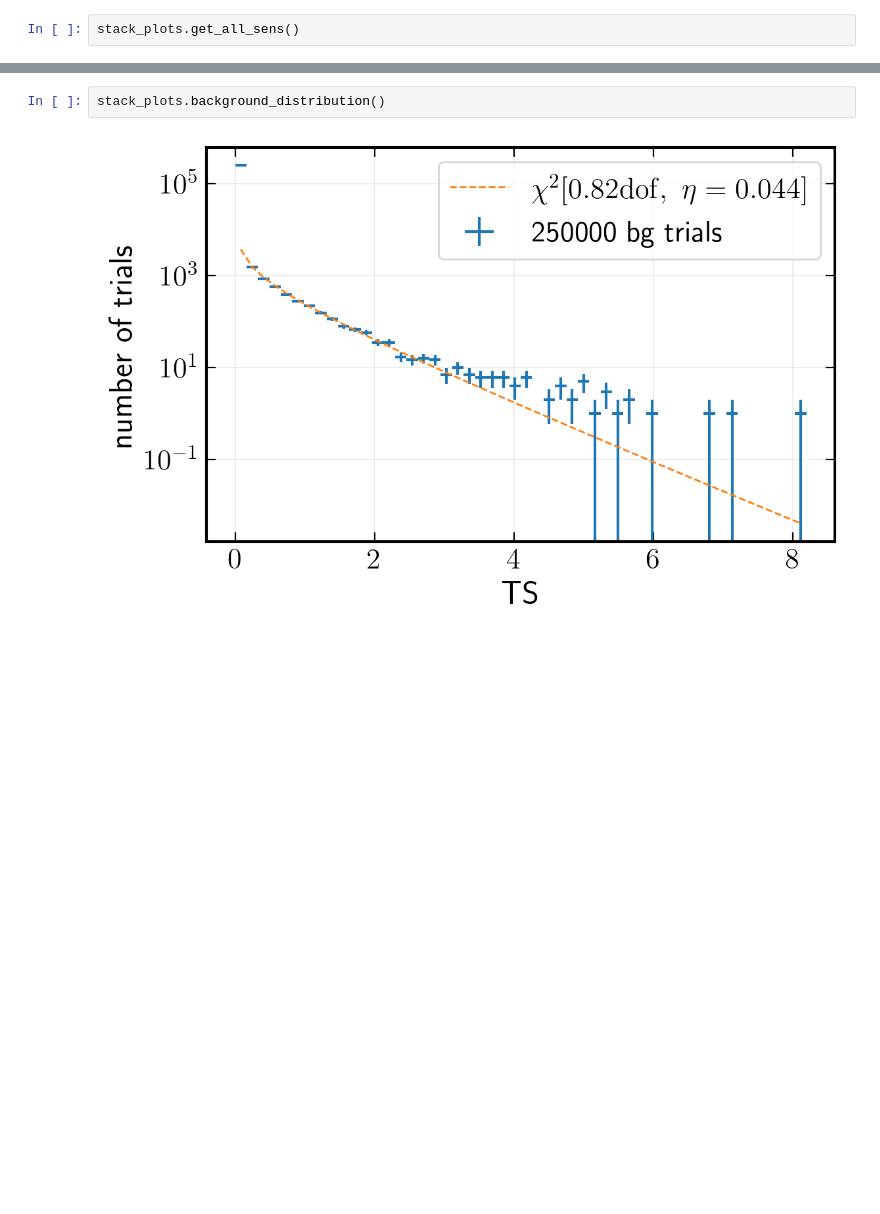
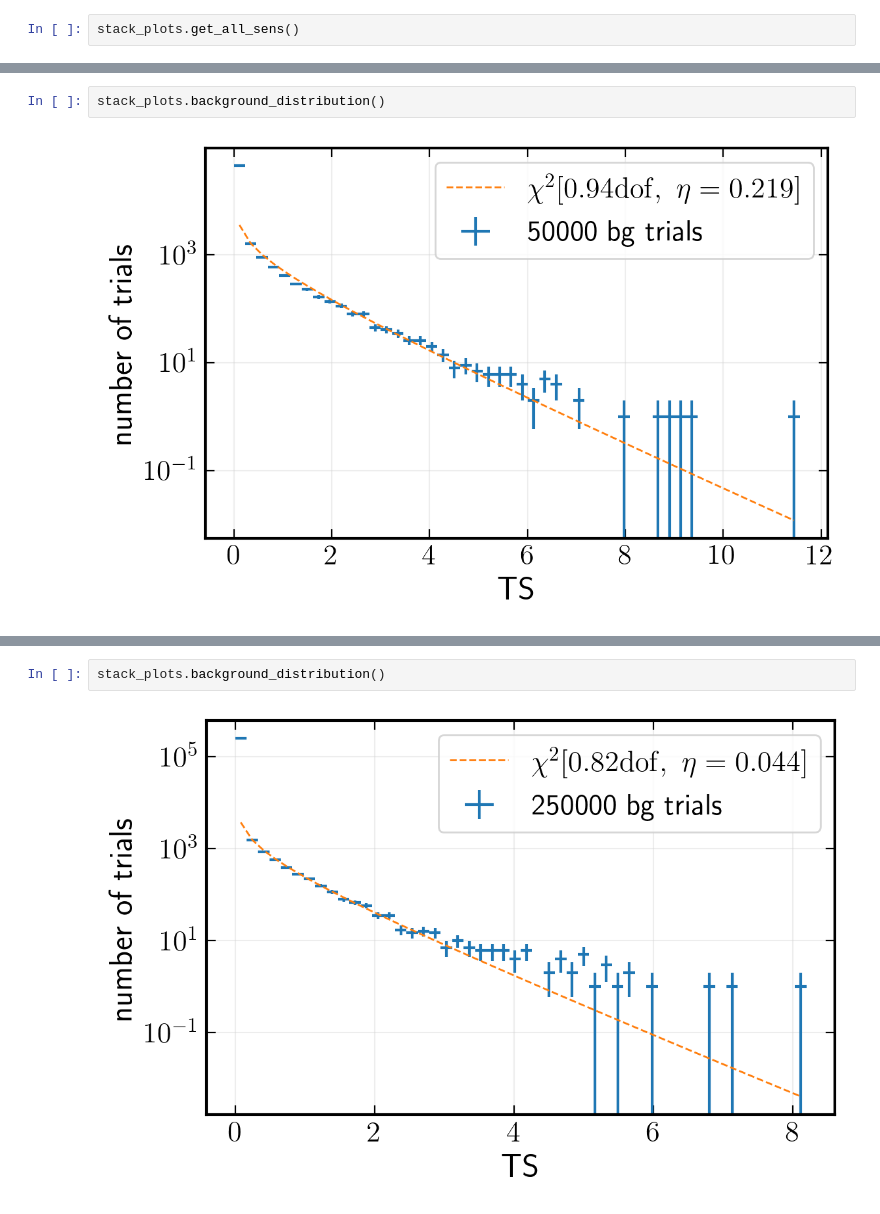
Before and after one commit to apizzuto/Novae, a Jupyter notebook: notebooks/stacking_sensitivity.ipynb, the cells around one changed output, grey strips where cells are left out. Saved outputs shown, nothing was run; the diff lists cells and outputs as text; blank space fills up the shorter version.

```diff
--- a/notebooks/stacking_sensitivity.ipynb
+++ b/notebooks/stacking_sensitivity.ipynb
@@ -83,0 +78,4 @@ stack_plots.sensitivity_plot()
+# %%
+stack_plots.background_distribution()
+# %% [output]
+[figure, added]
```
Also changed, not shown: parts of 18 cells of this notebook.
